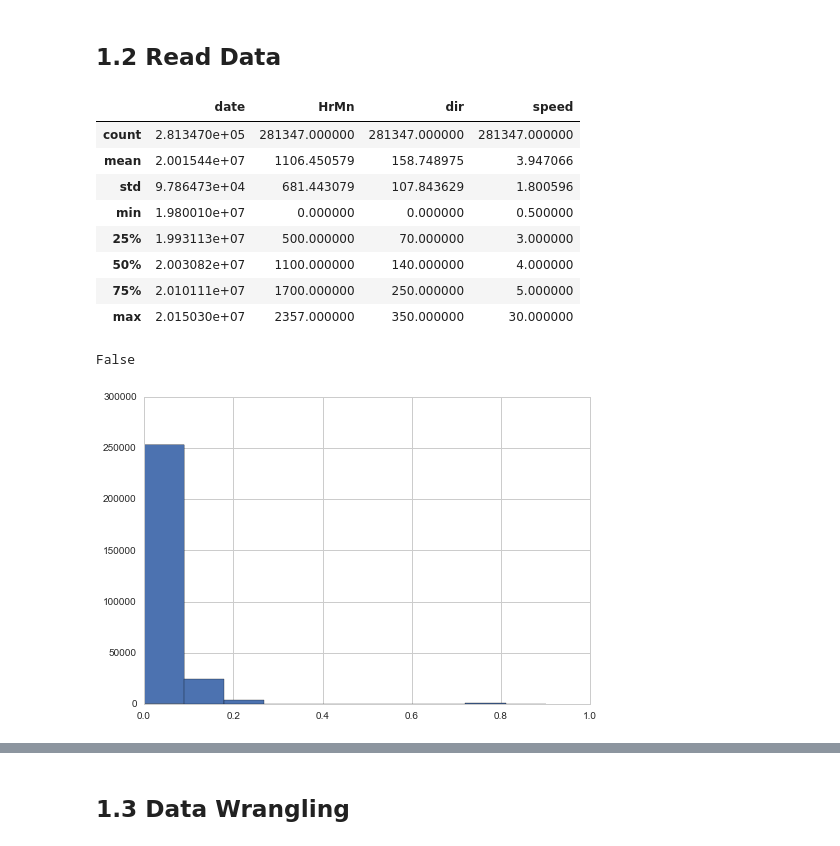
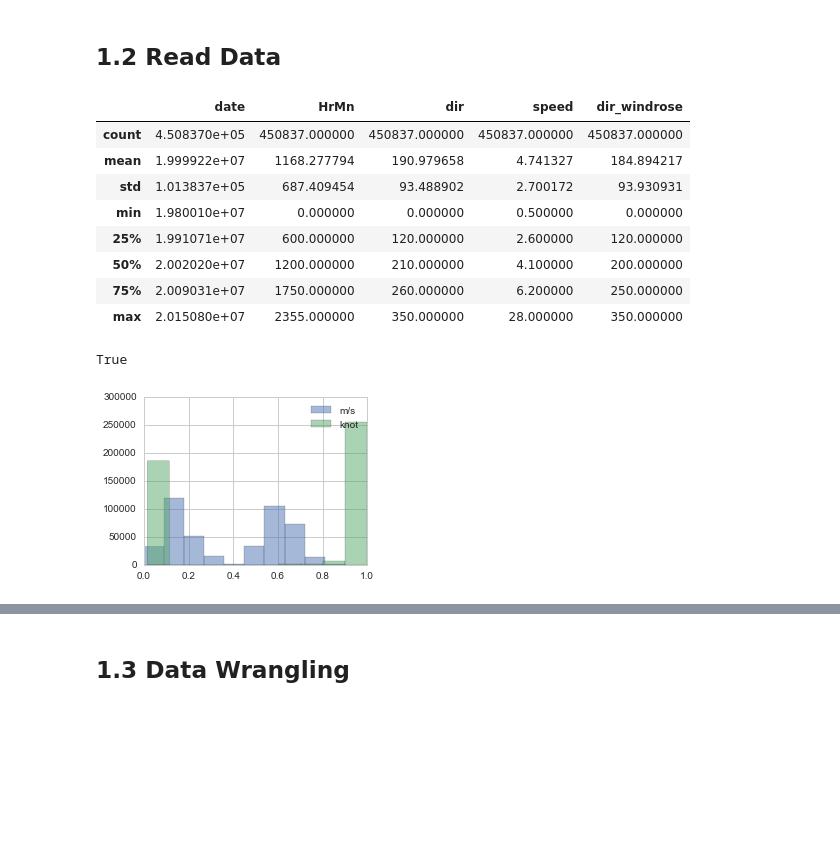
Before and after one commit to cqcn1991/Wind-Speed-Analysis, a Jupyter notebook: time_shift.ipynb, the cells around one changed output, grey strips where cells are left out. Drawn from its saved outputs; the diff is of its cells as text; code cells hidden in the pictures; blank space fills up the shorter version.

Commit message:
Re-structure data process code

```diff
--- a/time_shift.ipynb
+++ b/time_shift.ipynb
@@ -23,7 +23,7 @@ from import_file import *
 # %%
 # ipath= './data/NCDC/uk/boscombe_down/dat.txt' # weird shape at 3, try 4
 # ipath= './data/NCDC/tiree.txt'
-# ipath= "./data/NCDC/marham.txt"
+ipath= "./data/NCDC/marham.txt"
 
 # ipath= "./data/NCDC/cheongju_intl/dat.txt"
 # ipath= "./data/NCDC/daegu_ab/dat.txt" # recent 5 year data is corrupted
@@ -71,7 +71,7 @@ from import_file import *
 # ipath= "./data/NCDC/cn/zhengding/dat.txt" #  Initial data is weird
 
 # ipath= "./data/NCDC/cn/baoan_intl/dat.txt" # good, but 1个方向的数据过少，很难拟合
-ipath= "./data/NCDC/cn/上海/虹桥/dat.txt" # good, try 4
+# ipath= "./data/NCDC/cn/上海/虹桥/dat.txt" # good, try 4
 # ipath= "./data/NCDC/cn/上海/pudong/dat.txt"
 # ipath= './data/NCDC/macau/dat.txt' # not good, feels like truncate data, try 4
 # ipath= "./data/NCDC/hk_intl/dat.txt" # truncate dataset
@@ -118,28 +123,37 @@ else:
 # %%
-df = df.query("(dir < 999) & (speed < 999) & \
-              (date >= 19800000) & (date < 20160000) ")
-
-df.index= df['date']
 # Turn dir into [0,360), some station are[10,360],some are [0,350]
 df['dir'] = df['dir'].apply(lambda x: x%360)
+df['dir_windrose'] = df['dir']
+# Convert windrose coordianates to Polar Cooridinates
+df['dir'] = df['dir'].apply(lambda x: (90 - x)%360)
 df.describe()
 # %% [output]
-|  | date | HrMn | dir | speed |
-| count | 2.813470e+05 | 281347.000000 | 281347.000000 | 281347.000000 |
-| mean | 2.001544e+07 | 1106.450579 | 158.748975 | 3.947066 |
-| std | 9.786473e+04 | 681.443079 | 107.843629 | 1.800596 |
-| min | 1.980010e+07 | 0.000000 | 0.000000 | 0.500000 |
-| 25% | 1.993113e+07 | 500.000000 | 70.000000 | 3.000000 |
-| 50% | 2.003082e+07 | 1100.000000 | 140.000000 | 4.000000 |
-| 75% | 2.010111e+07 | 1700.000000 | 250.000000 | 5.000000 |
-| max | 2.015030e+07 | 2357.000000 | 350.000000 | 30.000000 |
+|  | date | HrMn | dir | speed | dir_windrose |
+| count | 4.508370e+05 | 450837.000000 | 450837.000000 | 450837.000000 | 450837.000000 |
+| mean | 1.999922e+07 | 1168.277794 | 190.979658 | 4.741327 | 184.894217 |
+| std | 1.013837e+05 | 687.409454 | 93.488902 | 2.700172 | 93.930931 |
+| min | 1.980010e+07 | 0.000000 | 0.000000 | 0.500000 | 0.000000 |
+| 25% | 1.991071e+07 | 600.000000 | 120.000000 | 2.600000 | 120.000000 |
+| 50% | 2.002020e+07 | 1200.000000 | 210.000000 | 4.100000 | 200.000000 |
+| 75% | 2.009031e+07 | 1750.000000 | 260.000000 | 6.200000 | 250.000000 |
+| max | 2.015080e+07 | 2355.000000 | 350.000000 | 28.000000 | 350.000000 |
 # %%
 # Detect data stored in knot or m/s
+## For data stored originally in knot, the data would cluster at 0.1 and 0.9
 df['decimal'] = df.speed % 1
-df.decimal.hist()
+df.decimal.hist(alpha=0.5, label='m/s', figsize=(4,3))
 knot_unit = True if len(df.query('decimal >= 0.2'))/len(df) > 0.3 else False
 
+# Using unit in knot instead of m/s
+if knot_unit:
+    df['speed']=df['speed']*1.943845
+    df['decimal'] = df.speed % 1
+    df.decimal.hist(alpha=0.5,label='knot')
+    # need more elaboration, some is not near an integer
+    df['speed']=df['speed'].apply(lambda x: int(round(x)))
+    plt.legend()
+
 print knot_unit
 # %% [output]
-False
+True
-[figure, old version]
+[figure, new version]
```
Also changed, not shown: parts of 72 cells of this notebook, 3 other files.
